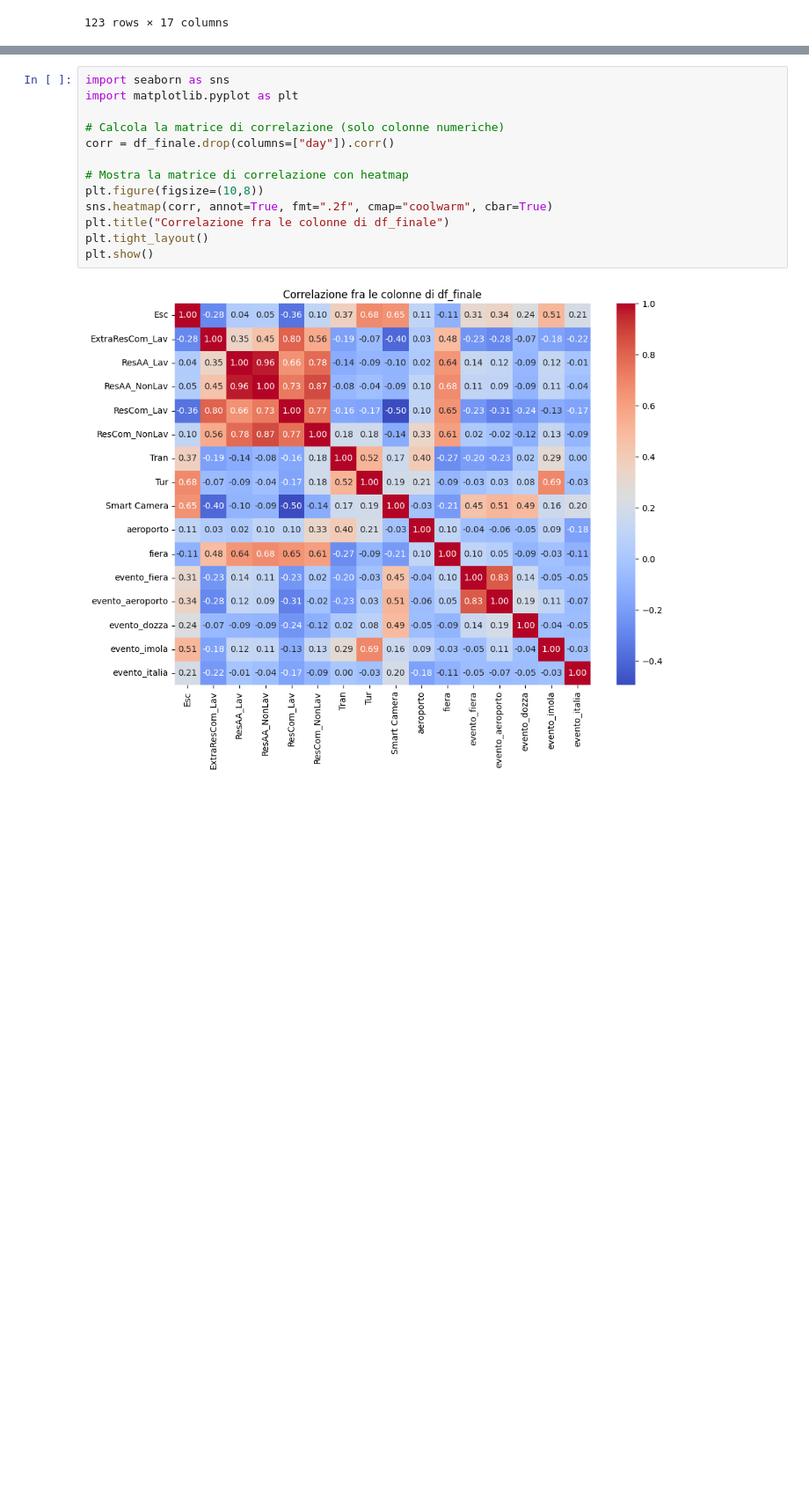
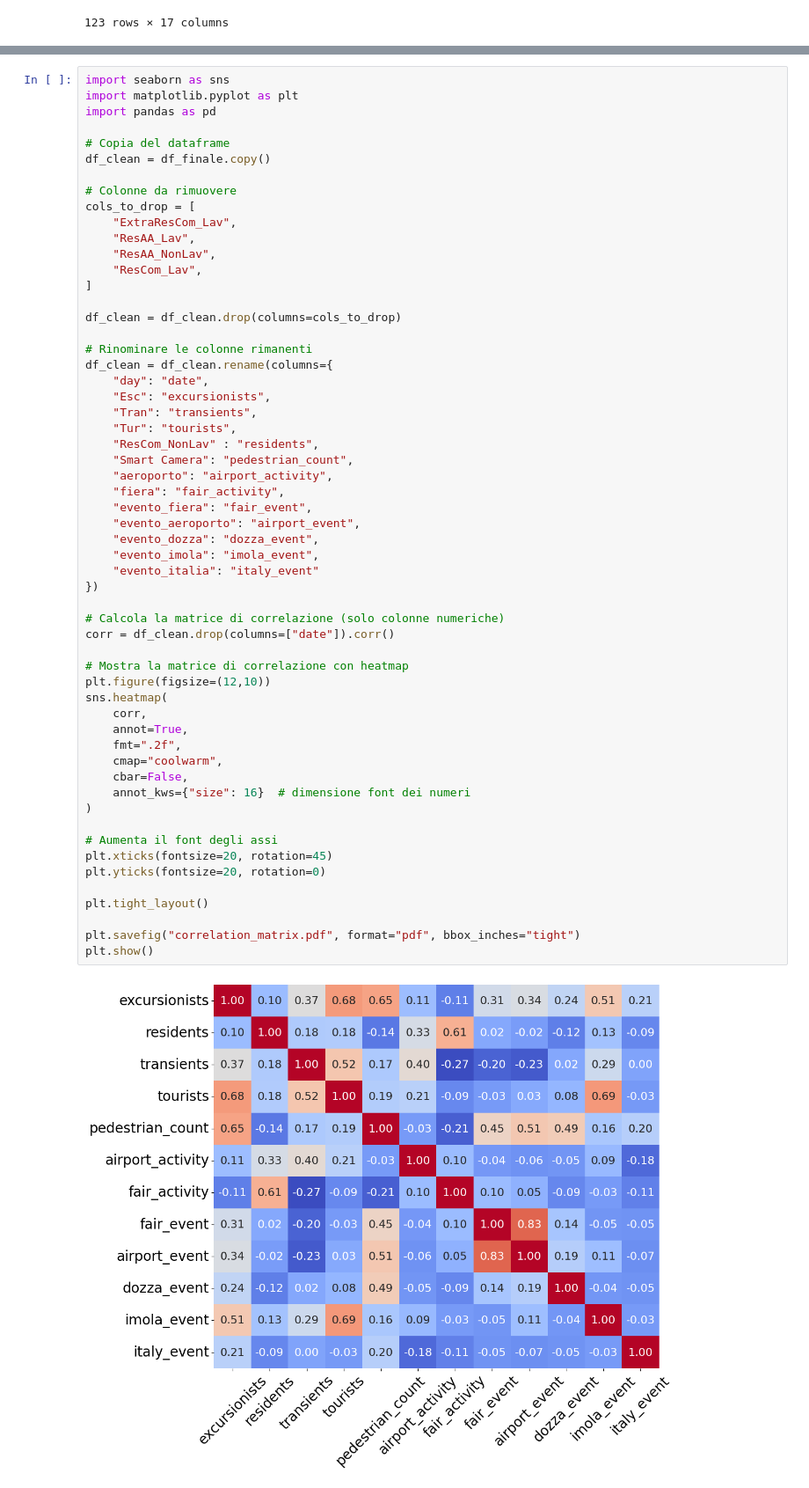
Before and after one commit to nbicocchi/S4C-Project, a Jupyter notebook: experiments/dataset2025/data_analysis/presence_analysis_2.ipynb, the cells around one changed output, grey strips where cells are left out. Shown at 88% size. Cells and saved outputs as stored; diff of their text form; blank space fills up the shorter version.

```diff
--- a/experiments/dataset2025/data_analysis/presence_analysis_2.ipynb
+++ b/experiments/dataset2025/data_analysis/presence_analysis_2.ipynb
@@ -227,18 +269,62 @@ plt.show()
 # %%
 import seaborn as sns
 import matplotlib.pyplot as plt
+import pandas as pd
+
+# Copia del dataframe
+df_clean = df_finale.copy()
+
+# Colonne da rimuovere
+cols_to_drop = [
+    "ExtraResCom_Lav",
+    "ResAA_Lav",
+    "ResAA_NonLav",
+    "ResCom_Lav",
+]
+
+df_clean = df_clean.drop(columns=cols_to_drop)
+
+# Rinominare le colonne rimanenti
+df_clean = df_clean.rename(columns={
+    "day": "date",
+    "Esc": "excursionists",
+    "Tran": "transients",
+    "Tur": "tourists",
+    "ResCom_NonLav" : "residents",
+    "Smart Camera": "pedestrian_count",
+    "aeroporto": "airport_activity",
+    "fiera": "fair_activity",
+    "evento_fiera": "fair_event",
+    "evento_aeroporto": "airport_event",
+    "evento_dozza": "dozza_event",
+    "evento_imola": "imola_event",
+    "evento_italia": "italy_event"
+})
 
 # Calcola la matrice di correlazione (solo colonne numeriche)
-corr = df_finale.drop(columns=["day"]).corr()
+corr = df_clean.drop(columns=["date"]).corr()
 
 # Mostra la matrice di correlazione con heatmap
-plt.figure(figsize=(10,8))
-sns.heatmap(corr, annot=True, fmt=".2f", cmap="coolwarm", cbar=True)
-plt.title("Correlazione fra le colonne di df_finale")
+plt.figure(figsize=(12,10))
+sns.heatmap(
+    corr,
+    annot=True,
+    fmt=".2f",
+    cmap="coolwarm",
+    cbar=False,
+    annot_kws={"size": 16}  # dimensione font dei numeri
+)
+
+# Aumenta il font degli assi
+plt.xticks(fontsize=20, rotation=45)
+plt.yticks(fontsize=20, rotation=0)
+
 plt.tight_layout()
+
+plt.savefig("correlation_matrix.pdf", format="pdf", bbox_inches="tight")
 plt.show()
 # %% [output]
-[figure, old version]
+[figure, new version]
 # %%
 import pandas as pd
 import matplotlib.pyplot as plt
```
Also changed, not shown: parts of 6 cells of this notebook, 7 other files.
